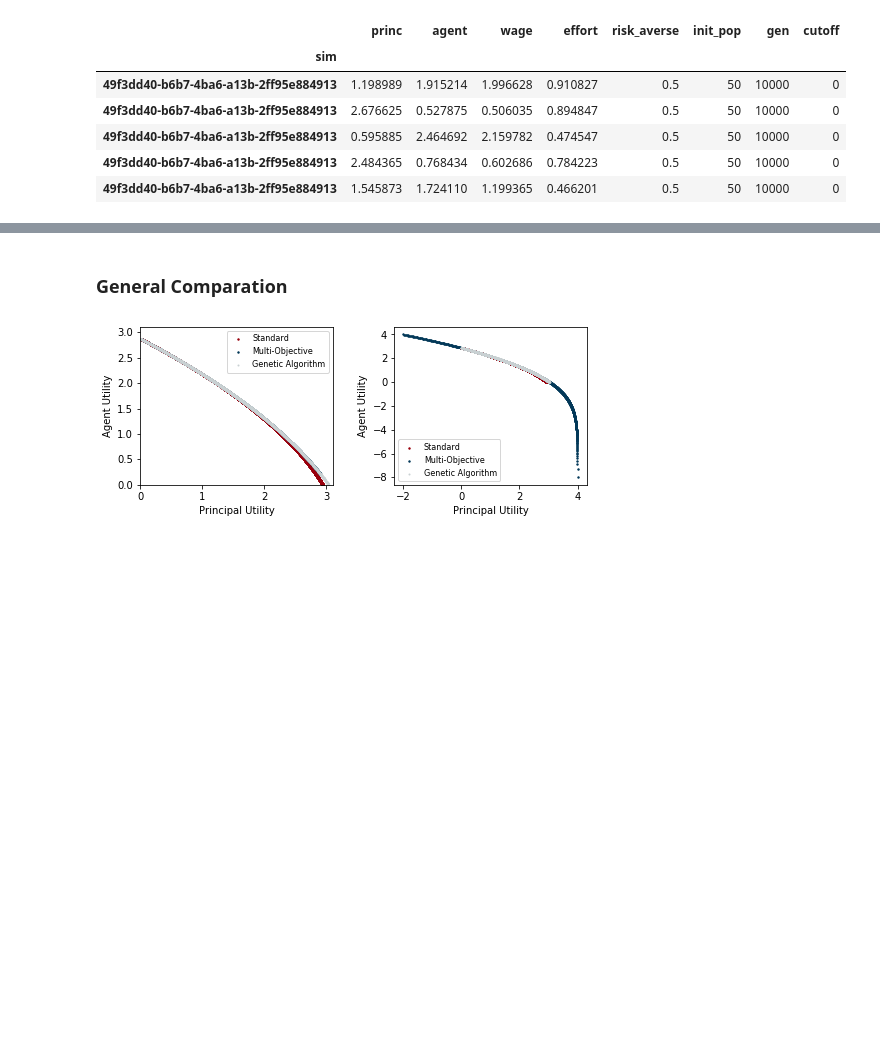
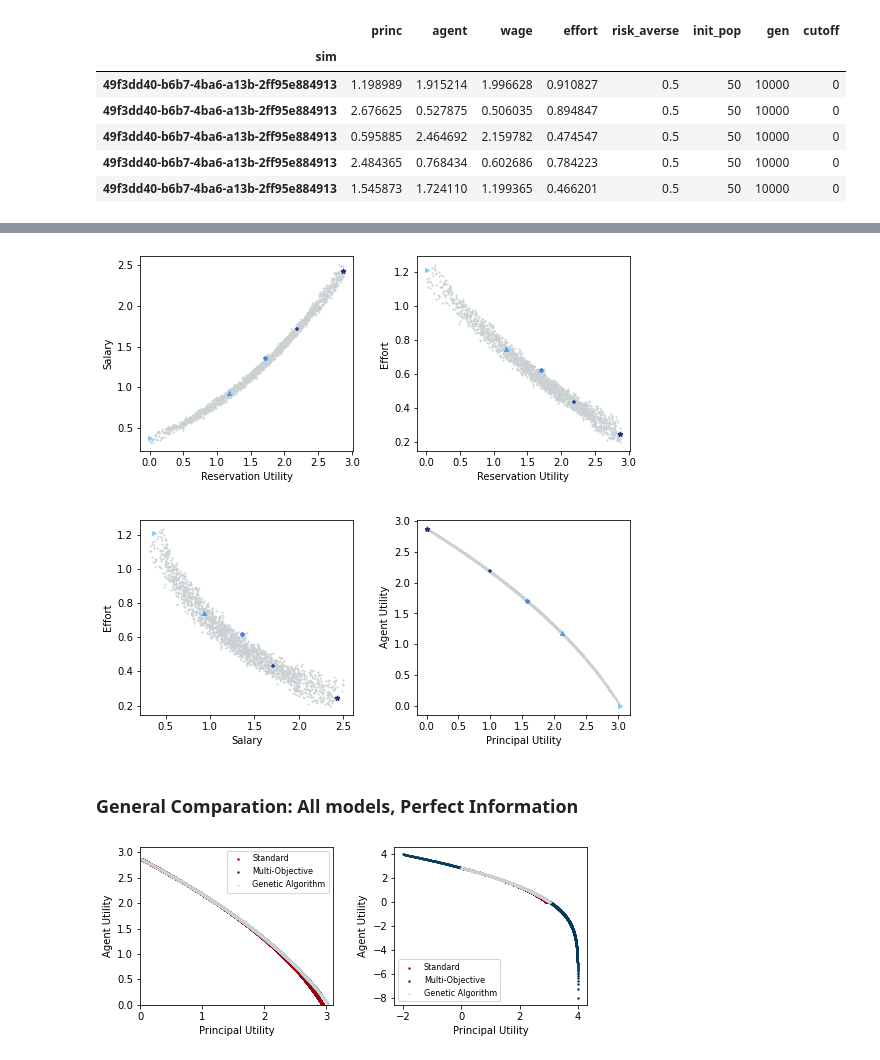
Before and after one commit to gisslab/pa-multiobjective, a Jupyter notebook: PA-Multiobjective-static/sims-standard-mo.ipynb, the cells around one changed output, grey strips where cells are left out. Drawn from its saved outputs; the diff is of its cells as text; code cells hidden in the pictures; blank space fills up the shorter version.

```diff
--- a/PA-Multiobjective-static/sims-standard-mo.ipynb
+++ b/PA-Multiobjective-static/sims-standard-mo.ipynb
@@ -853,5 +868,64 @@ plt.show()
+# %%
+plt.figure(figsize=(8, 7))
+
+#ind=[94741, 98000, 102000, 106000, 109636]
+colors = ["#7ad0ff" ,"#40a0ef", "#4080df", "#20409e", "#20307e"]
+marks = [">", '^', (5,0), '+', (5,2)]#, (5,1)]
+
+plt.subplot(221)
+plt.scatter(V_ga1, w_ga1, color ='#c9d1d3',s=1.0, alpha=1)
+plt.ylabel("Salary",fontsize=10)
+plt.xlabel("Reservation Utility",fontsize=10)
+for i in range(5):
+    plt.scatter( V_ga1[ind[i]],w_ga1[ind[i]],
+                color = colors[i],
+                marker= marks[i],
+                s=16.0,
+                alpha=1)
+plt.subplot(222)
+plt.scatter(V_ga1, a_ga1, color ='#c9d1d3', s=1.0, alpha=1)
+plt.ylabel("Effort",fontsize=10)
+plt.xlabel("Reservation Utility",fontsize=10)
+for i in range(5):
+    plt.scatter(V_ga1[ind[i]], a_ga1[ind[i]],
+                color = colors[i],
+                marker= marks[i],
+                s=16.0,
+                alpha=1 )
+
+
+plt.subplot(223)
+plt.scatter(w_ga1, a_ga1, color ='#c9d1d3',s=1.0, alpha=1)
+plt.xlabel("Salary",fontsize=10)
+plt.ylabel("Effort",fontsize=10)
+for i in range(5):
+    plt.scatter(w_ga1[ind[i]], a_ga1[ind[i]],
+                color = colors[i],
+                marker= marks[i],
+                s=16.0,
+                alpha=1)
+plt.subplot(224)
+plt.scatter(U_ga1, V_ga1, color ='#c9d1d3', s=1.0, alpha=1)
+plt.xlabel("Principal Utility",fontsize=10)
+plt.ylabel("Agent Utility",fontsize=10)
+#plt.ylabel("Reservation Utility",fontsize=10)
+for i in range(5):
+    plt.scatter(U_ga1[ind[i]], V_ga1[ind[i]],
+                color = colors[i],
+                marker= marks[i],
+                s=16.0,
+                alpha=1 )
+
+plt.subplots_adjust(bottom=0.05, right=0.92, top=0.96, left = 0.07,wspace = 0.3,hspace=0.35)
+
+plt.savefig('./reports/GA_Perf_Inf_Points_4_corrected_1500gen_v1.pdf')
+
+
+plt.show()
+# %% [output]
+[figure, added]
 # %% [markdown]
-### General Comparation
+### General Comparation: All models, Perfect Information
 # %%
 plt.figure(figsize=(8, 3))
 
```
Also changed, not shown: parts of 18 cells of this notebook, 2 other files.
